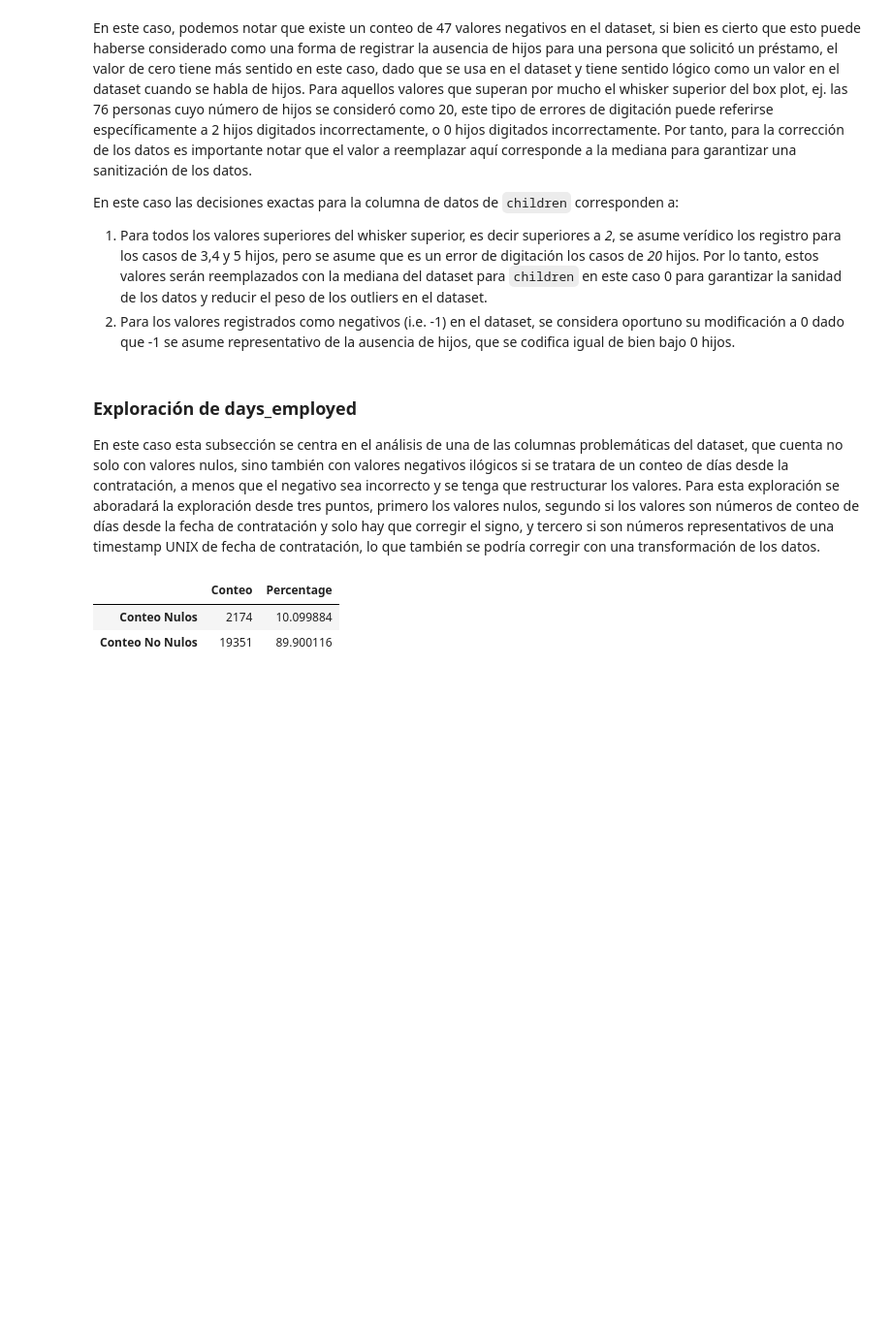
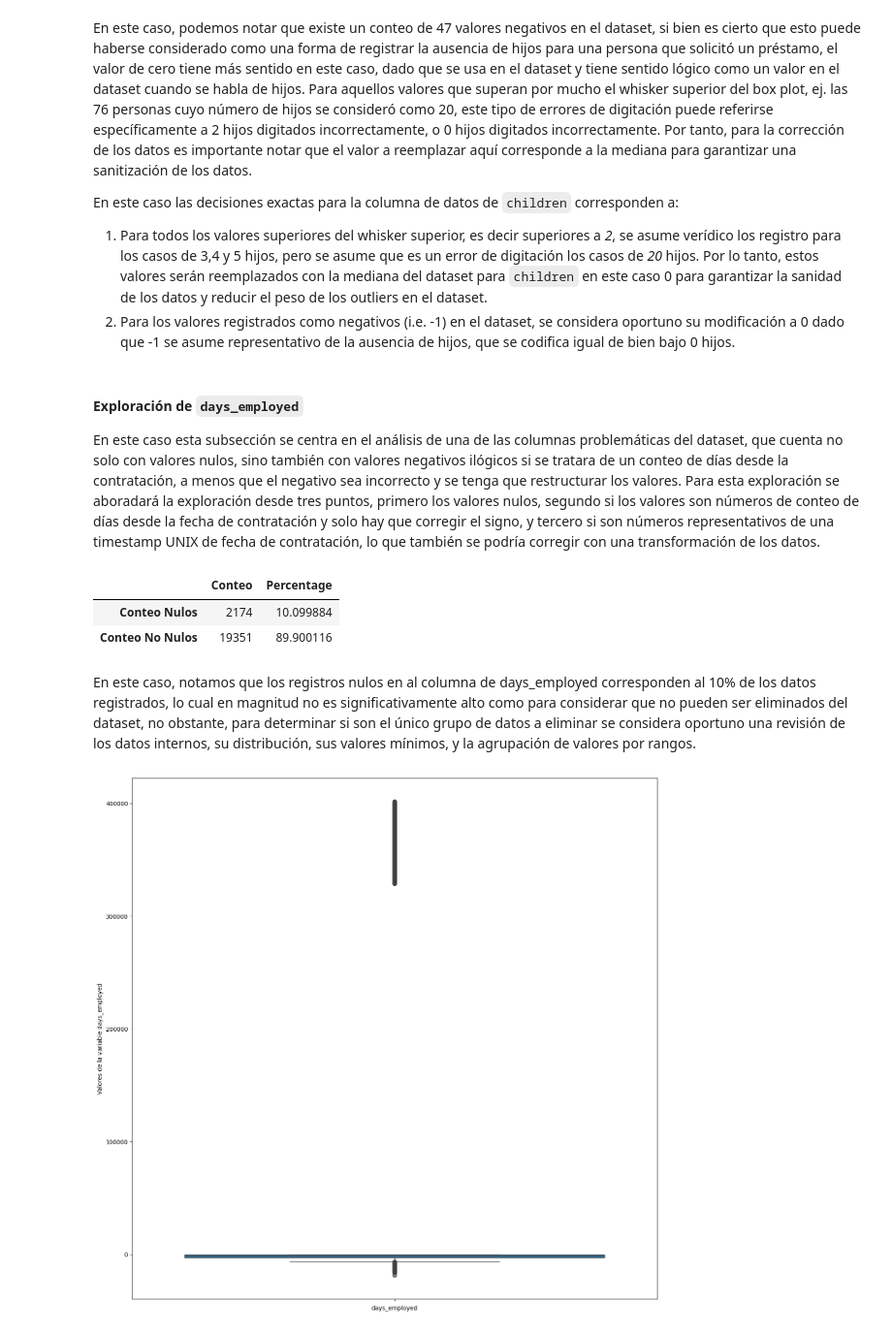
Before and after one commit to Volv1t3/MidtermDataAnalysisProject, a Jupyter notebook: src/python/notebooks/Proyecto_En_Clase_Arellano.ipynb, the cells around one changed output. Shown at 97% size. Saved outputs shown, nothing was run; the diff lists cells and outputs as text; code cells hidden in the pictures; blank space fills up the shorter version.

```diff
--- a/src/python/notebooks/Proyecto_En_Clase_Arellano.ipynb
+++ b/src/python/notebooks/Proyecto_En_Clase_Arellano.ipynb
@@ -319,7 +335,7 @@ En este caso las decisiones exactas para la columna de datos de `children` corre
 1. Para todos los valores superiores del whisker superior, es decir superiores a *2*, se asume verídico los registro para los casos de 3,4 y 5 hijos, pero se asume que es un error de digitación los casos de *20* hijos. Por lo tanto, estos valores serán reemplazados con la mediana del dataset para `children` en este caso 0 para garantizar la sanidad de los datos y reducir el peso de los outliers en el dataset.
 2. Para los valores registrados como negativos (i.e. -1) en el dataset, se considera oportuno su modificación a 0 dado que -1 se asume representativo de la ausencia de hijos, que se codifica igual de bien bajo 0 hijos.
 # %% [markdown]
-### Exploración de days_employed
+#### Exploración de `days_employed`
 
 En este caso esta subsección se centra en el análisis de una de las columnas problemáticas del dataset, que cuenta no solo con valores nulos, sino también con valores negativos ilógicos si se tratara de un conteo de días desde la contratación, a menos que el negativo sea incorrecto y se tenga que restructurar los valores. Para esta exploración se aboradará la exploración desde tres puntos, primero los valores nulos, segundo si los valores son números de conteo de días desde la fecha de contratación y solo hay que corregir el signo, y tercero si son números representativos de una timestamp UNIX de fecha de contratación, lo que también se podría corregir con una transformación de los datos.
 # %%
@@ -343,3 +359,27 @@ result
 |  | Conteo | Percentage |
 | Conteo Nulos | 2174 | 10.099884 |
 | Conteo No Nulos | 19351 | 89.900116 |
+# %% [markdown]
+En este caso, notamos que los registros nulos en al columna de days_employed corresponden al 10% de los datos registrados, lo cual en magnitud no es significativamente alto como para considerar que no pueden ser eliminados del dataset, no obstante, para determinar si son el único grupo de datos a eliminar se considera oportuno una revisión de los datos internos, su distribución, sus valores mínimos, y la agrupación de valores por rangos.
+# %%
+#? 2. Exploracion visual mediante un box plot de los datos del contenido de children
+fig, ax = plt.subplots(figsize=(16,16))
+bp = sns.boxplot(data=data_as_is, y='days_employed', ax=ax)
+
+# Calcular estadísticas
+stats = data_as_is['days_employed'].describe()
+q1_de, median_de, q3_de = stats['25%'], stats['50%'], stats['75%']
+mean_de = stats['mean']
+whisker_low_de = data_as_is[data_as_is['days_employed'] >= q1_de - 1.5 * (q3_de - q1_de)]['days_employed'].min()
+whisker_high_de = data_as_is[ data_as_is['days_employed'] <= q3_de + 1.5 * (q3_de - q1_de)]['days_employed'].max()
+
+# # Anotar cada estadística
+# for label, val in [("Min", whisker_low), ("Q1", q1), ("Q3", q3), ("Max", whisker_high), ("Media", mean)]:
+#     ax.annotate(f"{label}: {val:.2f}", xy=(0, val), xytext=(0.3, val),
+#                 fontsize=10, va='center', color='orange')
+
+ax.yaxis.set_label_text("Valores de la variable days_employed")
+ax.set_xlabel("days_employed")
+plt.show()
+# %% [output]
+[figure, added]
```
Also changed, not shown: parts of 122 cells of this notebook, 1 other file.
